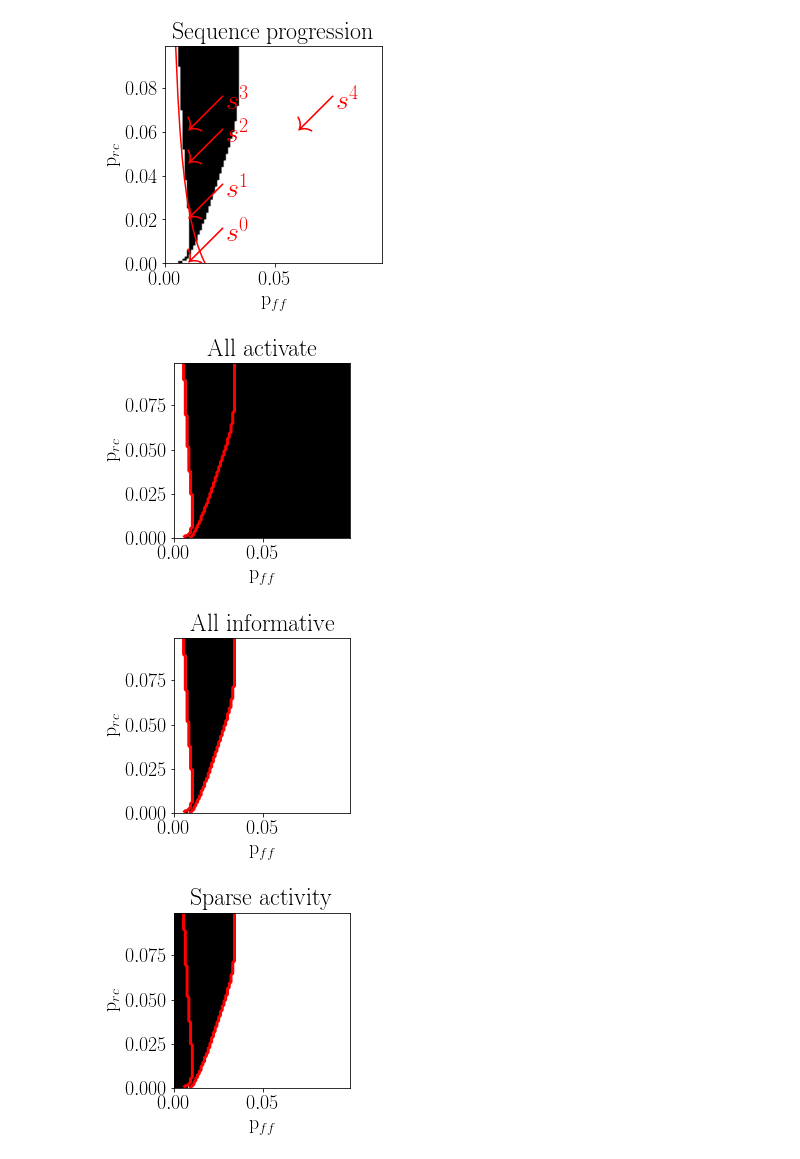
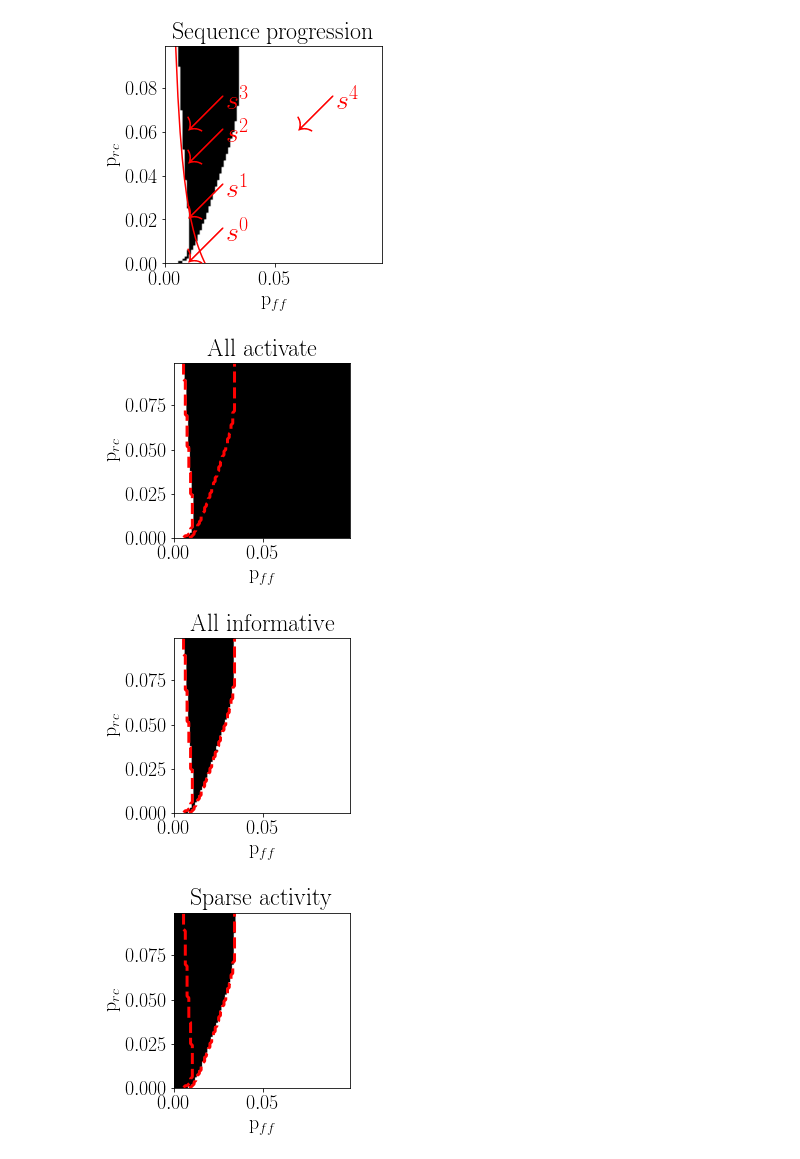
Before and after one commit to tristanstoeber/sequence_competition_cooperation, a Jupyter notebook: 1_SingleSequence.ipynb, the cells around one changed output. Cells and saved outputs as stored; diff of their text form; code cells hidden in the pictures.

Commit message:
dashed lines in 1e-g

```diff
--- a/1_SingleSequence.ipynb
+++ b/1_SingleSequence.ipynb
@@ -238,34 +238,35 @@ for i in range(3):
 
     ax.set_ylabel(r'p$_{rc}$')
 
     im = ax.imshow(
         cond[:, :, i],
         origin='lower',
         extent=[
             params['range_p_rc'][0],
             params['range_p_rc'][-1],
             params['range_p_ff'][0],
             params['range_p_ff'][-1]],
         vmin=0,
         vmax=1,
     cmap=cmap)
     ax.set_xlabel(r'p$_{ff}$')
     ax.set_title(ls_title[i])
 
     ax.contour(
     crit,
     levels=[False, True],
     origin='lower',
     extent=[
         params['range_p_rc'][0],
         params['range_p_rc'][-1],
         params['range_p_ff'][0],
         params['range_p_ff'][-1]],
     colors='red',
-    linewidths=3.)
+    linewidths=3.,
+    linestyles='dashed')
     fig.tight_layout()
     plt.savefig('figures/1_SingleSequence_Cond_'+ls_title[i].replace(' ', '_')+'_prc_pff_scan.svg')
 # %% [output]
-[figure, old version]
+[figure, new version]
-[figure, old version]
+[figure, new version]
-[figure, old version]
+[figure, new version]
```
Also changed, not shown: parts of 1 cell of this notebook.
